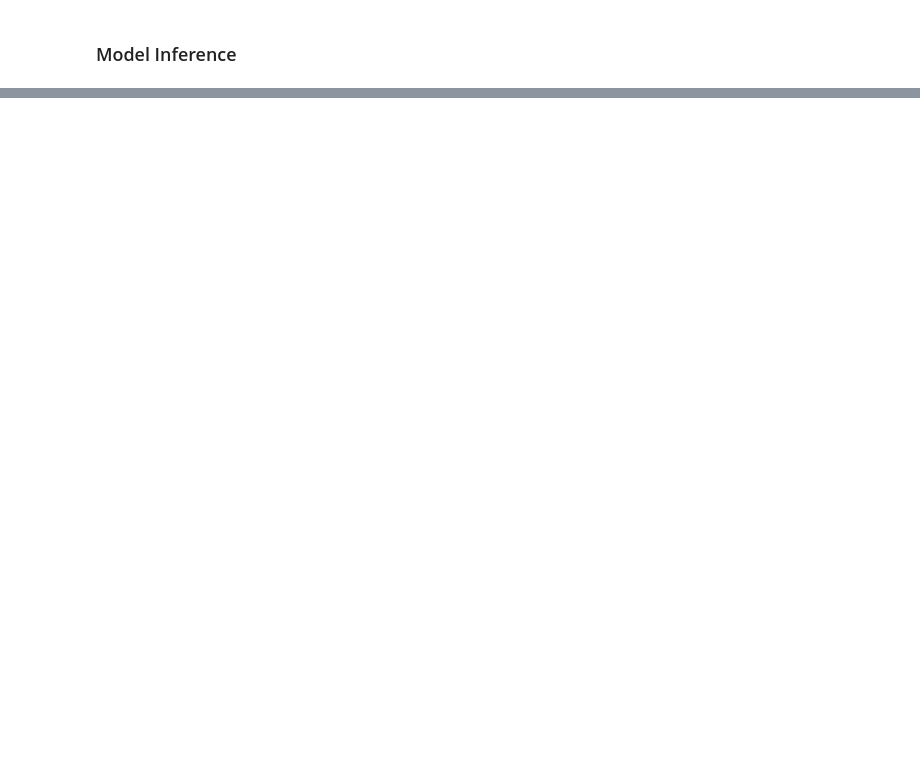
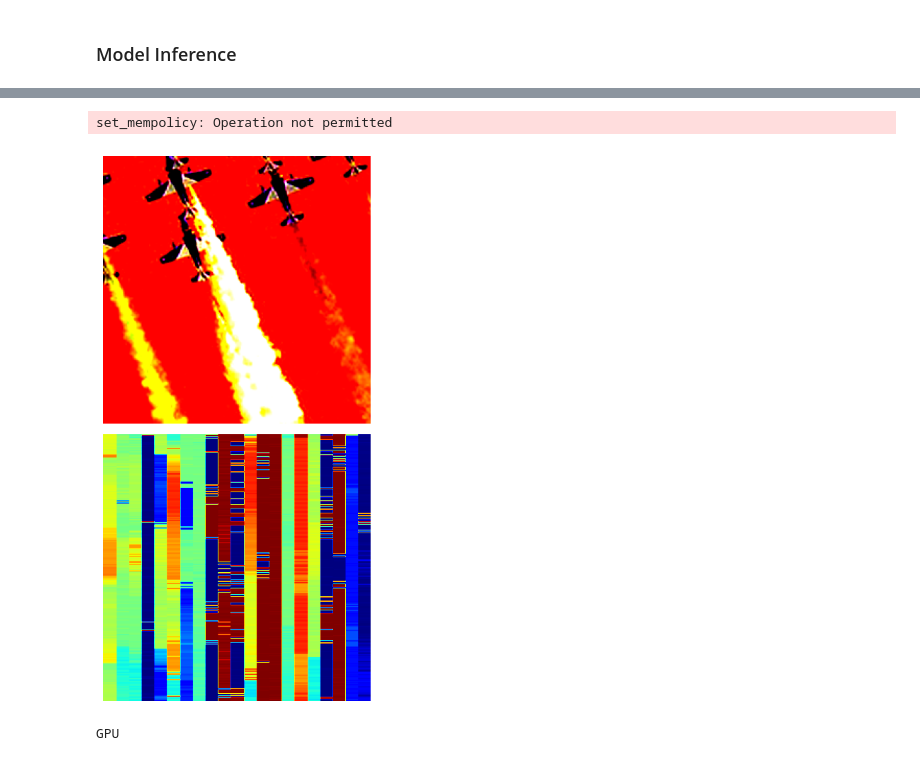
Before and after one commit to PAZZO123/ViT_and_Machine_Translation_models, a Jupyter notebook: vision_transformer.ipynb, the cells around one changed output, grey strips where cells are left out. Saved outputs shown, nothing was run; the diff lists cells and outputs as text; code cells hidden in the pictures; blank space fills up the shorter version.

```diff
--- a/vision_transformer.ipynb
+++ b/vision_transformer.ipynb
@@ -605,0 +576,44 @@ for i, image in enumerate(dataset_infer.create_dict_iterator(output_numpy=True))
+# %%
+import numpy as np
+import matplotlib.pyplot as plt
+
+plt.figure(figsize=(8, 8))
+
+show_data = next(dataset_eval.create_dict_iterator())
+show_images = show_data["data"].asnumpy()
+show_images = np.clip(show_images, 0, 1)
+
+res = net(show_data["data"]).asnumpy().argmax(axis=1)
+
+batch_size = show_images.shape[0]   # Automatically detect batch size
+
+for i in range(batch_size):
+ for i in range(batch_size):
+
+    # Original image
+    plt.subplot(2, batch_size, i + 1)
+    plt.imshow(show_images[i].transpose(1, 2, 0))
+    plt.axis("off")
+
+    # Resize prediction
+    pred_mask = cv2.resize(
+        res[i].astype(np.uint8),
+        (show_images.shape[3], show_images.shape[2]),
+        interpolation=cv2.INTER_NEAREST
+    )
+
+    # Predicted mask
+    plt.subplot(2, batch_size, i + 1 + batch_size)
+    plt.imshow(pred_mask, cmap="jet")
+    plt.axis("off")
+
+plt.tight_layout()
+plt.show()
+# %% [output]
+set_mempolicy: Operation not permitted
+[figure, added]
+# %%
+import mindspore as ms
+print(ms.get_context("device_target"))
+# %% [output]
+GPU
```
Also changed, not shown: parts of 29 cells of this notebook.
